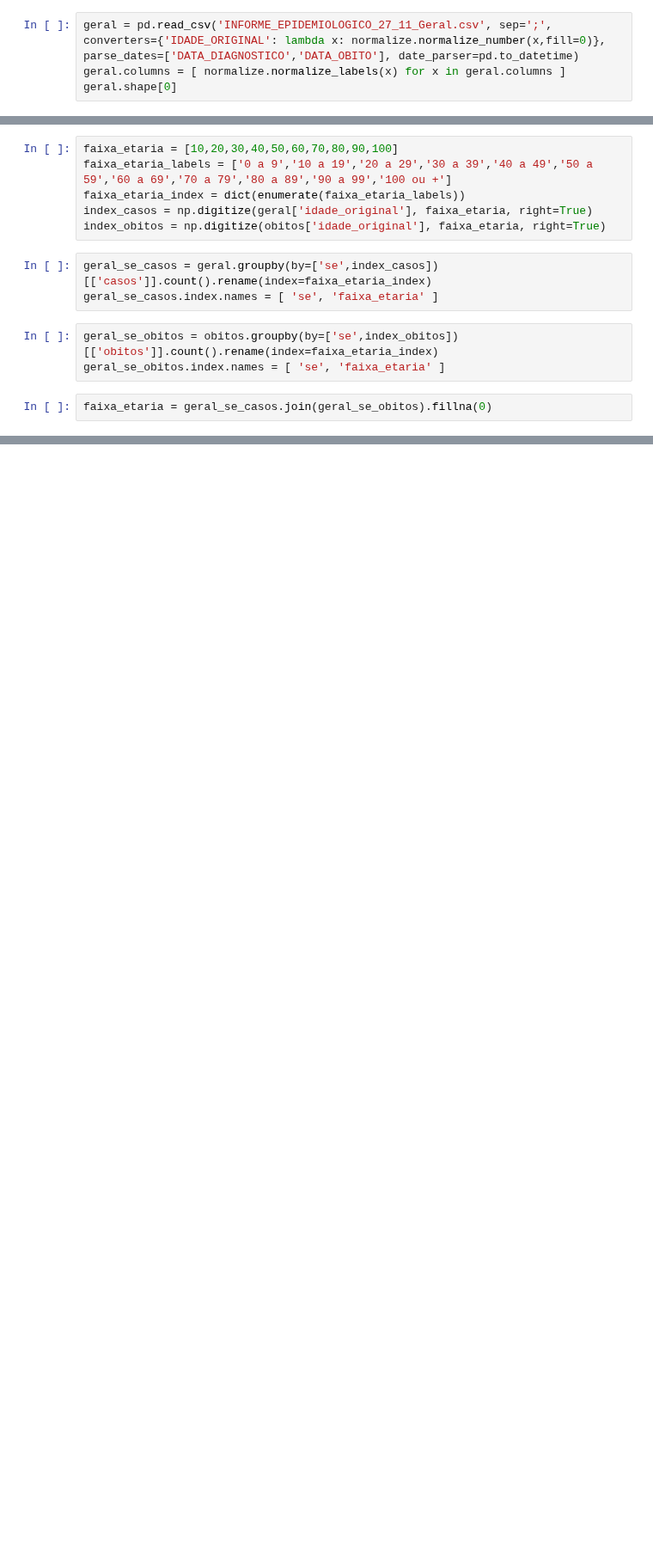
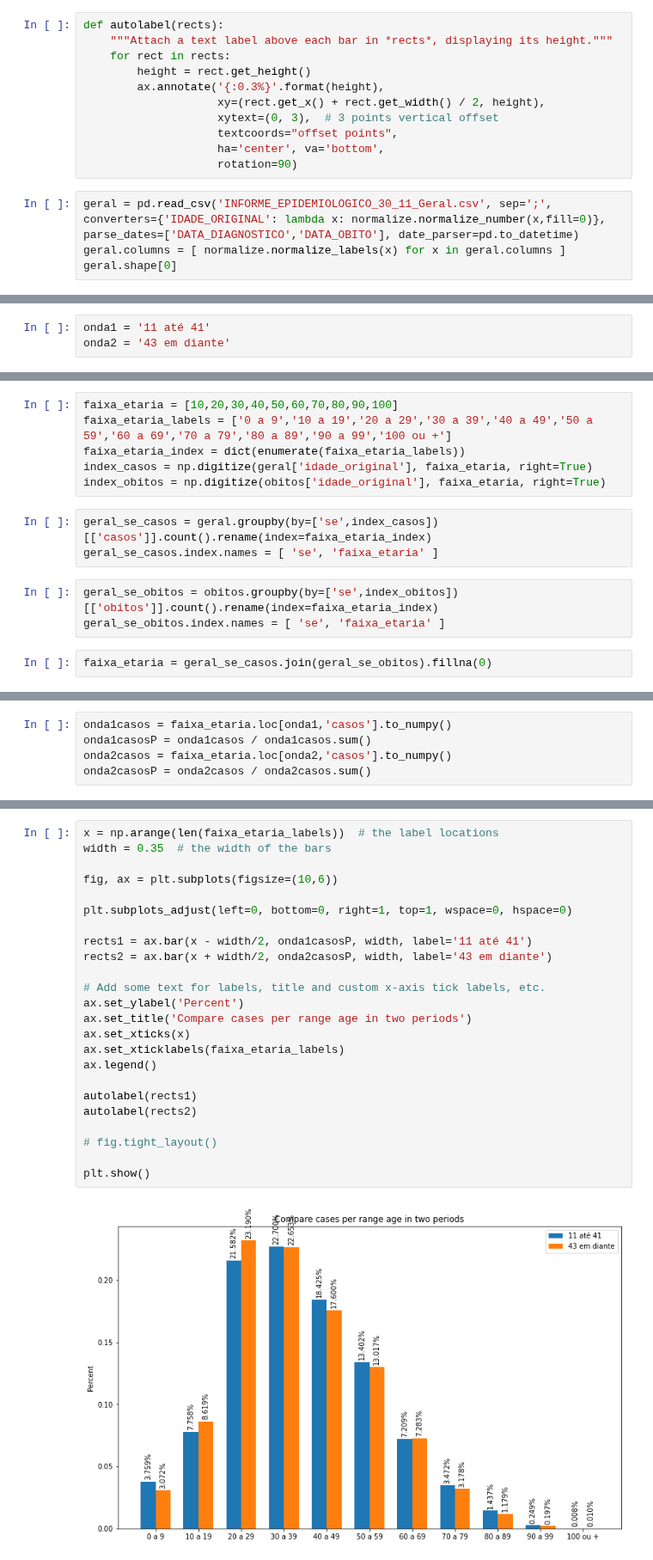
Before and after one commit to vinnylg/covid19datascience, a Jupyter notebook: faixa_etaria.ipynb, the cells around one changed output, grey strips where cells are left out. Shown at 86% size. Cells and saved outputs as stored; diff of their text form; blank space fills up the shorter version.

```diff
--- a/faixa_etaria.ipynb
+++ b/faixa_etaria.ipynb
@@ -8,5 +14,16 @@ pd.set_option('display.max_columns', None)
+# %%
+def autolabel(rects):
+    """Attach a text label above each bar in *rects*, displaying its height."""
+    for rect in rects:
+        height = rect.get_height()
+        ax.annotate('{:0.3%}'.format(height),
+                    xy=(rect.get_x() + rect.get_width() / 2, height),
+                    xytext=(0, 3),  # 3 points vertical offset
+                    textcoords="offset points",
+                    ha='center', va='bottom',
+                    rotation=90)
 # %%
-geral = pd.read_csv('INFORME_EPIDEMIOLOGICO_27_11_Geral.csv', sep=';', converters={'IDADE_ORIGINAL': lambda x: normalize.normalize_number(x,fill=0)}, parse_dates=['DATA_DIAGNOSTICO','DATA_OBITO'], date_parser=pd.to_datetime)
+geral = pd.read_csv('INFORME_EPIDEMIOLOGICO_30_11_Geral.csv', sep=';', converters={'IDADE_ORIGINAL': lambda x: normalize.normalize_number(x,fill=0)}, parse_dates=['DATA_DIAGNOSTICO','DATA_OBITO'], date_parser=pd.to_datetime)
 geral.columns = [ normalize.normalize_labels(x) for x in geral.columns ]
 geral.shape[0]
 # %% [output]
@@ -14,2 +31,5 @@ geral.shape[0]
+# %%
+onda1 = '11 até 41'
+onda2 = '43 em diante'
 # %%
 obitos = geral.loc[ geral['data_obito'].notnull() ].copy()
@@ -38,0 +58,5 @@ faixa_etaria.to_excel('faixa_etaria.xlsx')
+# %%
+onda1casos = faixa_etaria.loc[onda1,'casos'].to_numpy()
+onda1casosP = onda1casos / onda1casos.sum()
+onda2casos = faixa_etaria.loc[onda2,'casos'].to_numpy()
+onda2casosP = onda2casos / onda2casos.sum()
@@ -38,0 +76,26 @@ faixa_etaria.to_excel('faixa_etaria.xlsx')
+# %%
+x = np.arange(len(faixa_etaria_labels))  # the label locations
+width = 0.35  # the width of the bars
+
+fig, ax = plt.subplots(figsize=(10,6))
+
+plt.subplots_adjust(left=0, bottom=0, right=1, top=1, wspace=0, hspace=0)
+
+rects1 = ax.bar(x - width/2, onda1casosP, width, label='11 até 41')
+rects2 = ax.bar(x + width/2, onda2casosP, width, label='43 em diante')
+
+# Add some text for labels, title and custom x-axis tick labels, etc.
+ax.set_ylabel('Percent')
+ax.set_title('Compare cases per range age in two periods')
+ax.set_xticks(x)
+ax.set_xticklabels(faixa_etaria_labels)
+ax.legend()
+
+autolabel(rects1)
+autolabel(rects2)
+
+# fig.tight_layout()
+
+plt.show()
+# %% [output]
+[figure, added]
```
Also changed, not shown: parts of 11 cells of this notebook, 12 other files.
